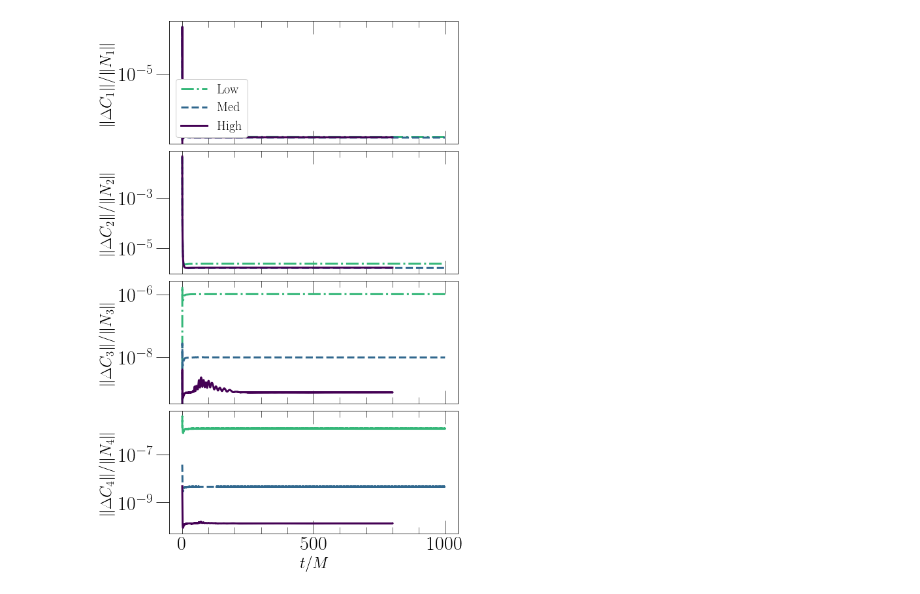
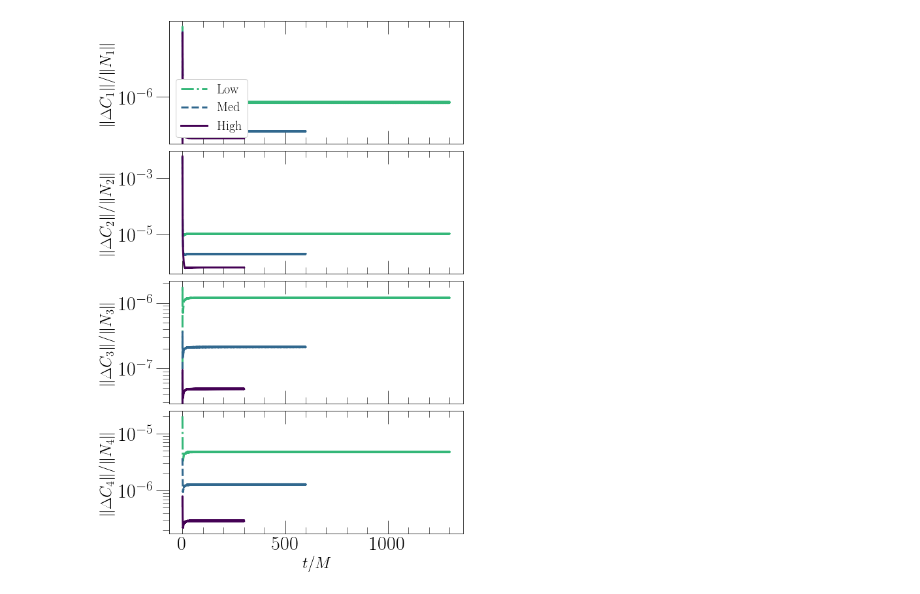
Before and after one commit to mariaokounkova/EDGB, a Jupyter notebook: Evolution/EvolutionPlots.ipynb, the cells around one changed output. Saved outputs shown, nothing was run; the diff lists cells and outputs as text; code cells hidden in the pictures.

```diff
--- a/Evolution/EvolutionPlots.ipynb
+++ b/Evolution/EvolutionPlots.ipynb
@@ -101,9 +101,9 @@ def PlotConstraintViolation(p, spin, figname, norm=True):
     plt.savefig(figname)
     plt.show()
 # %%
-PlotConstraintViolation('Runs_1000', '0.1', 'Test.pdf')
+PlotConstraintViolation('Runs_10000', '0.6', 'Test.pdf', norm=True)
 # %% [output]
-[figure, old version]
+[figure, new version]
 # %%
 ## Plot field variables
 
```
Also changed, not shown: parts of 5 cells of this notebook.
